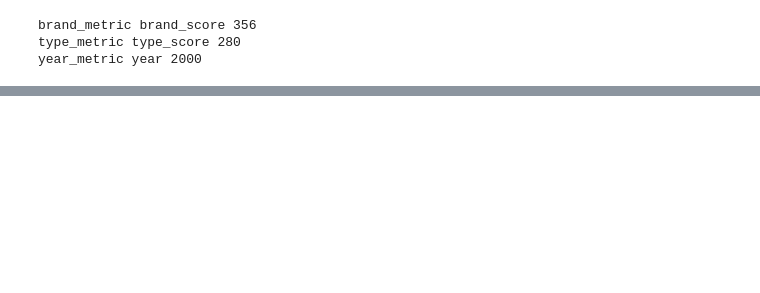
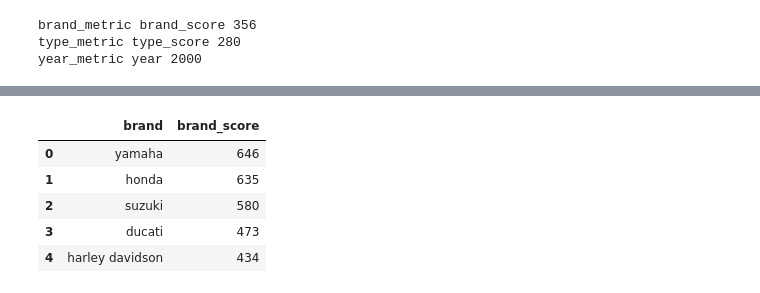
Before and after one commit to Kholdo/Second-hand_motorcycles_recommender, a Jupyter notebook: testing_app.ipynb, the cells around one changed output, grey strips where cells are left out. Saved outputs shown, nothing was run; the diff lists cells and outputs as text; code cells hidden in the pictures; blank space fills up the shorter version.

```diff
--- a/testing_app.ipynb
+++ b/testing_app.ipynb
@@ -288,0 +304,9 @@ df_rank_moto_brand.loc[df_rank_moto_brand['brand'] == user_request[1]]
+# %%
+df_rank_moto_brand.head()
+# %% [output]
+|  | brand | brand_score |
+| 0 | yamaha | 646 |
+| 1 | honda | 635 |
+| 2 | suzuki | 580 |
+| 3 | ducati | 473 |
+| 4 | harley davidson | 434 |
```
Also changed, not shown: parts of 13 cells of this notebook, 7 other files.
